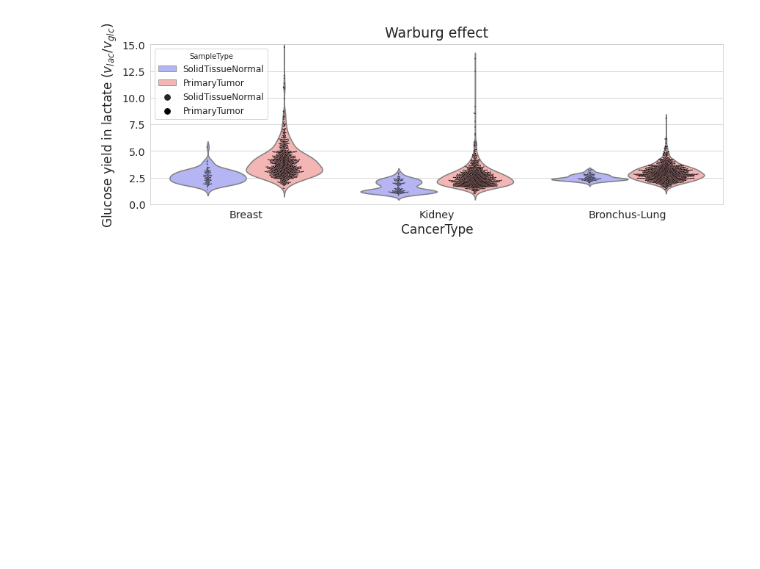
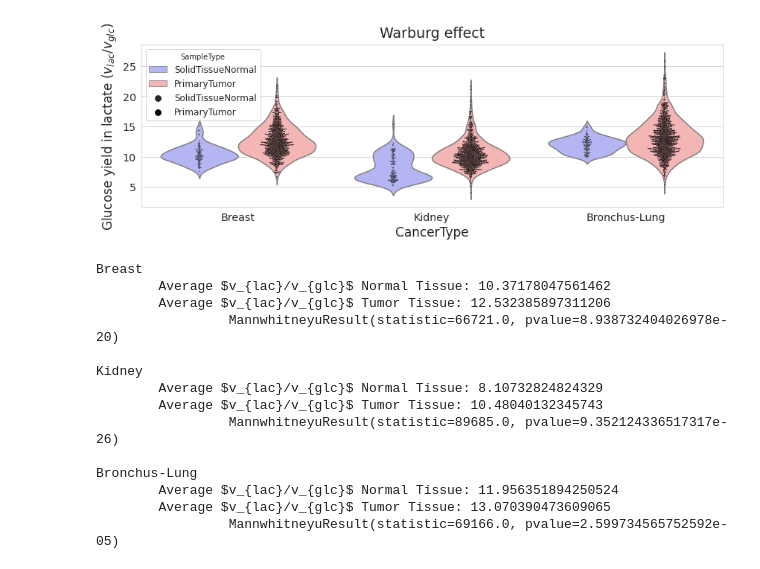
Before and after one commit to mrivas/pheflux, a Jupyter notebook: paper_figures/figure4-5/createFigure4-5.ipynb, the cells around one changed output. Drawn from its saved outputs; the diff is of its cells as text; code cells hidden in the pictures; blank space fills up the shorter version.

```diff
--- a/paper_figures/figure4-5/createFigure4-5.ipynb
+++ b/paper_figures/figure4-5/createFigure4-5.ipynb
@@ -24,7 +24,7 @@ plt.rcParams.update(params)
 # %%
 ### Figure 5:
 # -----------
-files = ['Breast_fluxes.csv', 'Kidney_fluxes.csv', 'Bronchus-Lung_fluxes.csv']
+files = ['Breast_fluxesv2.csv', 'Kidney_fluxesv2.csv', 'Bronchus-Lung_fluxesv2.csv']
 
 for i, file in enumerate(files):
     sampleTypes, stages, lactateFluxes=[],[],[]
@@ -87,9 +87,21 @@ for i, file in enumerate(files):
                         data=df,
                         palette=palette,
                         order=order).set_title(file.split("_")[0])
-    if file.split("_")[0] == 'Breast':
-        plt.ylim(0,16)
+
     plt.ylabel("Glucose yield in lactate\n $v_{lac}/v_{glc}$")
-    plt.savefig('warburgeffect_'+str(i)+'.svg', bbox_inches="tight") #save fig
+#     plt.savefig('warburgeffect_'+str(i)+'.svg', bbox_inches="tight") #save fig
     plt.show()
+
+    # Mann-Whitney test
+    print(file.split("_")[0])
+    print('p-value between normal tissue and tumor tissue per stage')
+    for stage in ['I', 'II', 'III', 'IV']:
+        print ('\tStage:', stage)
+        normalTissue = np.array(df[df['SampleType']=='SolidTissueNormal'][df['Stage']==stage]['LactateFlux'])
+        tumorTissue = np.array(df[df['SampleType']=='PrimaryTumor'][df['Stage']==stage]['LactateFlux'])
+        res = mannwhitneyu(tumorTissue, normalTissue, alternative="greater")
+        print('\tAverage $v_{lac}/v_{glc}$ Normal Tissue:', round(np.mean(normalTissue), 3))
+        print('\tAverage $v_{lac}/v_{glc}$ Tumor Tissue:', round(np.mean(tumorTissue), 3))
+        print ('\t\t',res,"\n")
+    print('')
 # %% [output]
@@ -99,7 +162,7 @@ for i, file in enumerate(files):
 # %%
 ### Figure 4:
 # -----------
-files = ['Breast_fluxes.csv', 'Kidney_fluxes.csv', 'Bronchus-Lung_fluxes.csv']
+files = ['Breast_fluxesv2.csv', 'Kidney_fluxesv2.csv', 'Bronchus-Lung_fluxesv2.csv']
 sampleTypes, cancerTypes, lactateFluxes=[],[],[]
 for file in files:
     allfluxes = pd.read_csv(file, sep='\t', lineterminator='\n').set_index("Reaction")
@@ -122,9 +185,6 @@ for file in files:
 df = pd.DataFrame( data = {'SampleType': sampleTypes,
                            'CancerType': cancerTypes,
                            'LactateFlux': lactateFluxes })
-# delete outliers
-indices = np.array( df[df['LactateFlux'] > 15].index )
-df = df.drop(indices)
 
 # graphic
 order=['Breast', 'Kidney', 'Bronchus-Lung']
@@ -134,32 +194,55 @@ palette = sns.color_palette('bwr',n_colors=2,desat=1)
 plt.figure(figsize=(14,4))
 
 ax = sns.swarmplot(x='CancerType',
                    y="LactateFlux",
                    hue="SampleType",
                    hue_order=["SolidTissueNormal","PrimaryTumor"],
                    dodge=True,
                    data=df,
                    size=1.3,
                    color='black',
                    order=order).set_title('Warburg effect')
 #violinplot
 ax = sns.violinplot(x='CancerType',
                     y="LactateFlux",
                     hue="SampleType",
                     hue_order=["SolidTissueNormal","PrimaryTumor"],
                     scale='width', # width or area
                     scale_hue=True,
                     gridsize=1000,
                     dodge=True,
                     inner=None,
                     linewidth=1.5,
                     data=df,
                     palette=palette,
                     order=order).set_title('Warburg effect')
-plt.ylim(0,15)
 plt.ylabel("Glucose yield in lactate ($v_{lac}/v_{glc}$)")
 # plt.savefig('warburgeffect.svg', bbox_inches="tight") #save fig
 
 plt.show()
+
+# Mann-Whitney test
+for cancer in ['Breast', 'Kidney', 'Bronchus-Lung']:
+    print(cancer)
+    normalTissue = np.array(df[df['SampleType']=='SolidTissueNormal'][df['CancerType']==cancer]['LactateFlux'])
+    tumorTissue = np.array(df[df['SampleType']=='PrimaryTumor'][df['CancerType']==cancer]['LactateFlux'])
+    print('\tAverage $v_{lac}/v_{glc}$ Normal Tissue:', np.mean(normalTissue))
+    print('\tAverage $v_{lac}/v_{glc}$ Tumor Tissue:', np.mean(tumorTissue))
+    res = mannwhitneyu(tumorTissue, normalTissue, alternative="greater")
+    print ('\t\t',res,"\n")
 # %% [output]
-[figure, old version]
+[figure, new version]
+Breast
+        Average $v_{lac}/v_{glc}$ Normal Tissue: 10.37178047561462
+        Average $v_{lac}/v_{glc}$ Tumor Tissue: 12.532385897311206
+                 MannwhitneyuResult(statistic=66721.0, pvalue=8.938732404026978e-20)
+
+Kidney
+        Average $v_{lac}/v_{glc}$ Normal Tissue: 8.10732824824329
+        Average $v_{lac}/v_{glc}$ Tumor Tissue: 10.48040132345743
+                 MannwhitneyuResult(statistic=89685.0, pvalue=9.352124336517317e-26)
+
+Bronchus-Lung
+        Average $v_{lac}/v_{glc}$ Normal Tissue: 11.956351894250524
+        Average $v_{lac}/v_{glc}$ Tumor Tissue: 13.070390473609065
+                 MannwhitneyuResult(statistic=69166.0, pvalue=2.599734565752592e-05)
```
Also changed, not shown: parts of 1 cell of this notebook, 9 other files.
